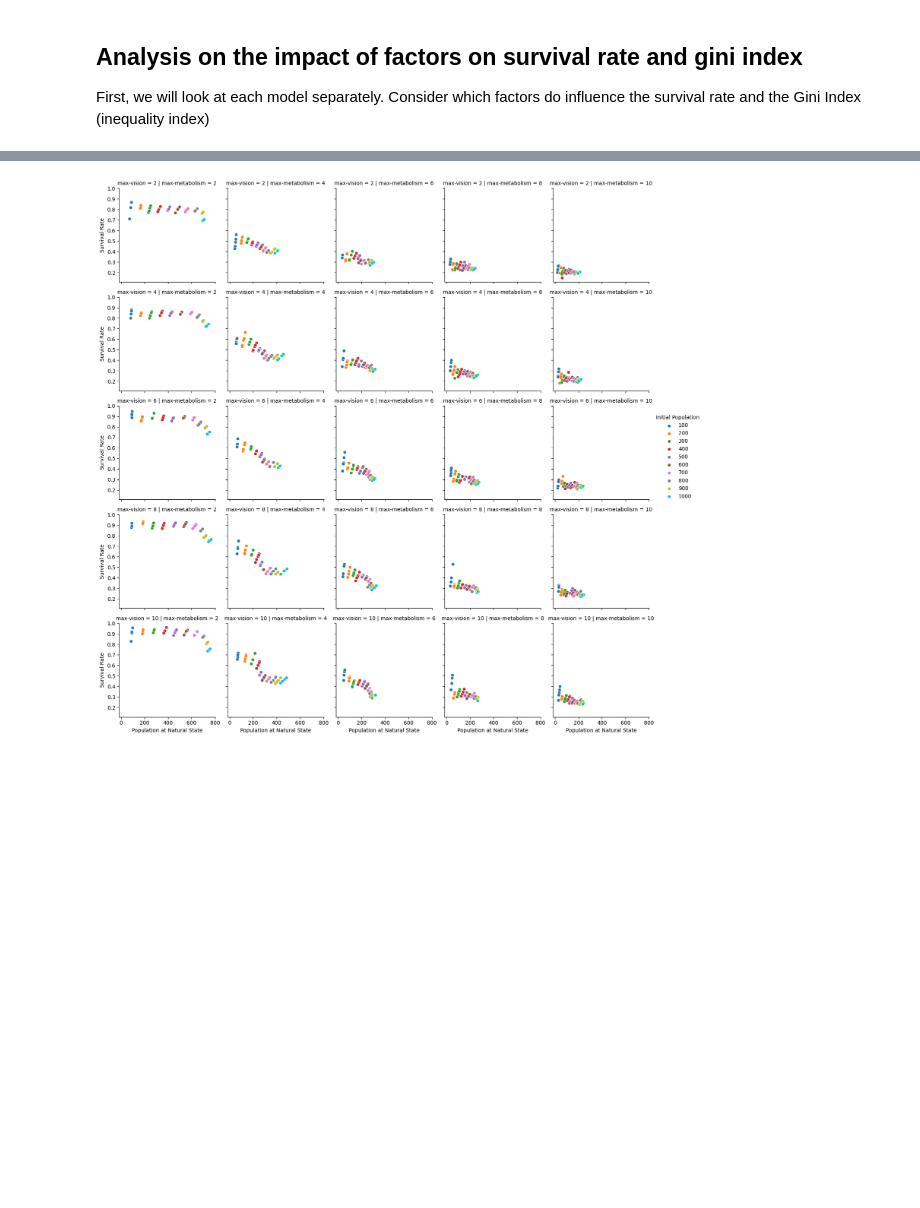
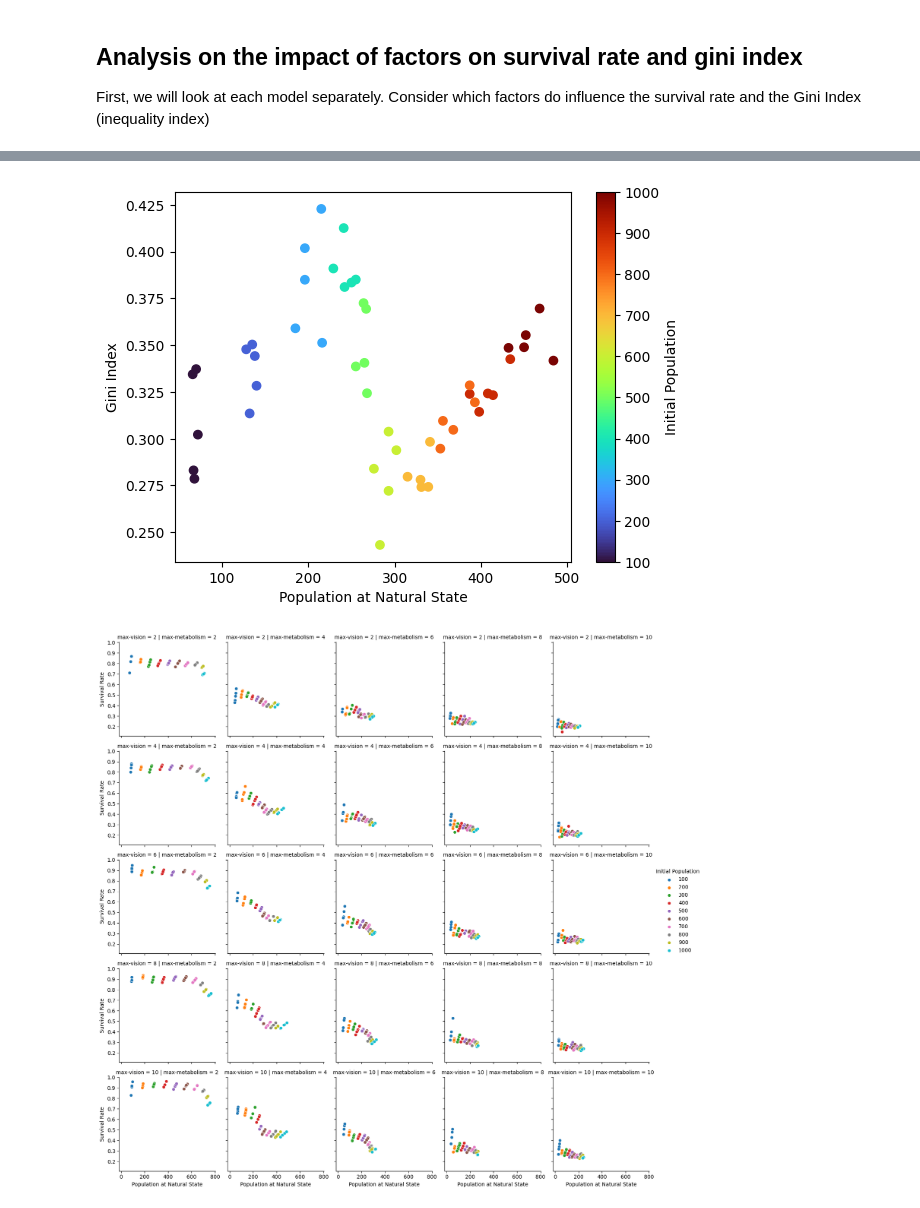
Before and after one commit to sokimura39/ABM_assessment, a Jupyter notebook: assessment_1/analysis.ipynb, the cells around one changed output, grey strips where cells are left out. Cells and saved outputs as stored; diff of their text form; code cells hidden in the pictures; blank space fills up the shorter version.

```diff
--- a/assessment_1/analysis.ipynb
+++ b/assessment_1/analysis.ipynb
@@ -125,3 +127,27 @@ plt.savefig('image/s2_mvp_gini.png', bbox_inches = 'tight')
+# %%
+# create figure for one
+
+s2_mvp_filter = s2_mvp_plot[(s2_mvp_plot['max-vision'] == 10) & (s2_mvp_plot['max-metabolism'] == 4)].copy()
+
+plt.scatter(
+    x = s2_mvp_filter['count turtles'],
+    y = s2_mvp_filter['gini-index'],
+    c = s2_mvp_filter['initial-population'],
+    cmap = 'turbo'
+)
+
+# set axis labels
+plt.xlabel('Population at Natural State')
+plt.ylabel('Gini Index')
+
+plt.colorbar(
+    label = 'Initial Population'
+)
+
+# show plot
+plt.savefig('image/s2_mvp_gini_filtered.png', bbox_inches = 'tight')
+# %% [output]
+[figure, added]
 # %%
 # create plot for s2 for survival rate
 
```
Also changed, not shown: parts of 4 cells of this notebook, 16 other files.
